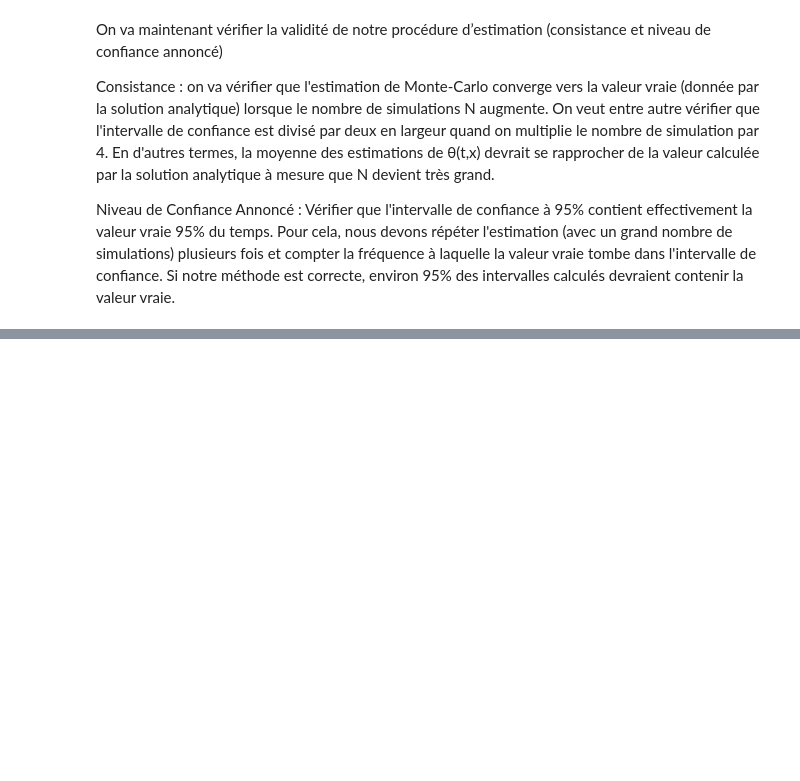
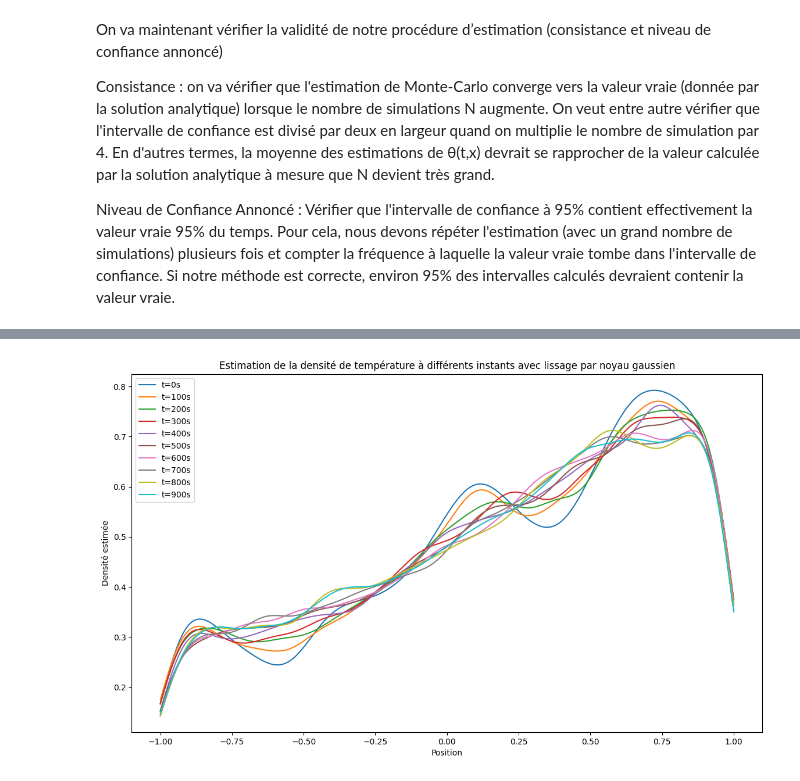
Before and after one commit to malayaan/calcul_sto, a Jupyter notebook: td1/tp_paul.Ipynb, the cells around one changed output, grey strips where cells are left out. Cells and saved outputs as stored; diff of their text form; code cells hidden in the pictures; blank space fills up the shorter version.

```diff
--- a/td1/tp_paul.Ipynb
+++ b/td1/tp_paul.Ipynb
@@ -360 +429,85 @@ mean_theta_monte_carlo, confidence_interval_monte_carlo, theta_exacte
  341.55292528971154)
+# %%
+# Définition des paramètres du problème
+(a,b)=(1,1)
+theta_a = 100
+theta_b = 500
+sigma = 0.01
+n1 = 5
+n2 = 8
+Theta_1 = 50
+Theta_2 = 100
+t = 60  # Temps où estimer la température
+x = 0   # Position où estimer la température
+
+# Fonction pour la solution stationnaire
+def theta_stationnaire(x, theta_a, theta_b, a, b):
+    return theta_a + (theta_b - theta_a) * (x + a) / (b + a)
+
+# Fonction pour la température initiale
+def theta_initiale(x, theta_a, theta_b, a, b, n1, n2):
+    return theta_stationnaire(x, theta_a, theta_b, a, b) + \
+           Theta_1 * np.sin(2 * np.pi * n1 * (x + a) / (2 * (b + a))) + \
+           Theta_2 * np.sin(2 * np.pi * n2 * (x + a) / (2 * (b + a)))
+
+# Fonction pour la température à un temps t selon la solution explicite
+def theta_explicite(t, x, theta_a, theta_b, a, b, n1, n2, sigma):
+    term1 = np.sin(2 * np.pi * n1 * (x + a) / (2 * (b + a))) * np.exp(-np.pi**2*n1**2/(b+a)**2*sigma**2*t/2)
+    term2 = np.sin(2 * np.pi * n2 * (x + a) / (2 * (b + a))) * np.exp(-np.pi**2*n2**2/(b+a)**2*sigma**2*t/2)
+    return Theta_1 * term1 +\
+           Theta_2 * term2 +\
+           theta_stationnaire(x, theta_a, theta_b, a, b)
+
+
+# Paramètres pour la simulation
+N = 10000  # Nombre de particules
+t_final = 1000  # Temps final
+dt = 100  # Pas de temps en secondes
+num_timesteps = t_final // dt  # Nombre d'instants de temps
+
+# Initialiser les positions des particules selon la température initiale
+x0_values = np.linspace(-a, b, N)
+initial_temperatures = theta_initiale(x0_values, theta_a, theta_b, a, b, n1, n2)
+probabilities = initial_temperatures / np.sum(initial_temperatures)
+positions = np.random.choice(x0_values, size=N, p=probabilities)
+
+# Tableau pour stocker les positions des particules à chaque instant
+particle_paths = np.zeros((N, num_timesteps))
+
+# Simulation du mouvement brownien
+for t in range(num_timesteps):
+    # Mouvement brownien
+    increments = np.random.normal(0, sigma * np.sqrt(dt), size=N)
+    positions += increments
+
+    # Réflexion au bord du domaine
+    positions = np.where(positions < -a, -2*a - positions, positions)
+    positions = np.where(positions > b, 2*b - positions, positions)
+
+    # Enregistrer les positions
+    particle_paths[:, t] = positions
+
+# Fonction pour effectuer le lissage par noyau gaussien
+def estimate_density(positions, x_values, bandwidth=0.1):
+    kde = gaussian_kde(positions, bw_method=bandwidth)
+    return kde(x_values)
+
+# Affichage des résultats
+plt.figure(figsize=(14, 8))
+
+# Créer une plage de positions pour l'évaluation de la densité
+x_values = np.linspace(-a, b, 1000)
+bandwidth = 0.12  # Largeur de noyau gaussien
+
+# Estimation de la densité à chaque instant et affichage
+for t in range(num_timesteps):
+    density = estimate_density(particle_paths[:, t], x_values, bandwidth)
+    plt.plot(x_values, density, label=f't={t*dt}s')
+
+plt.title('Estimation de la densité de température à différents instants avec lissage par noyau gaussien')
+plt.xlabel('Position')
+plt.ylabel('Densité estimée')
+plt.legend()
+plt.show()
+# %% [output]
+[figure, added]
```
Also changed, not shown: parts of 12 cells of this notebook.
